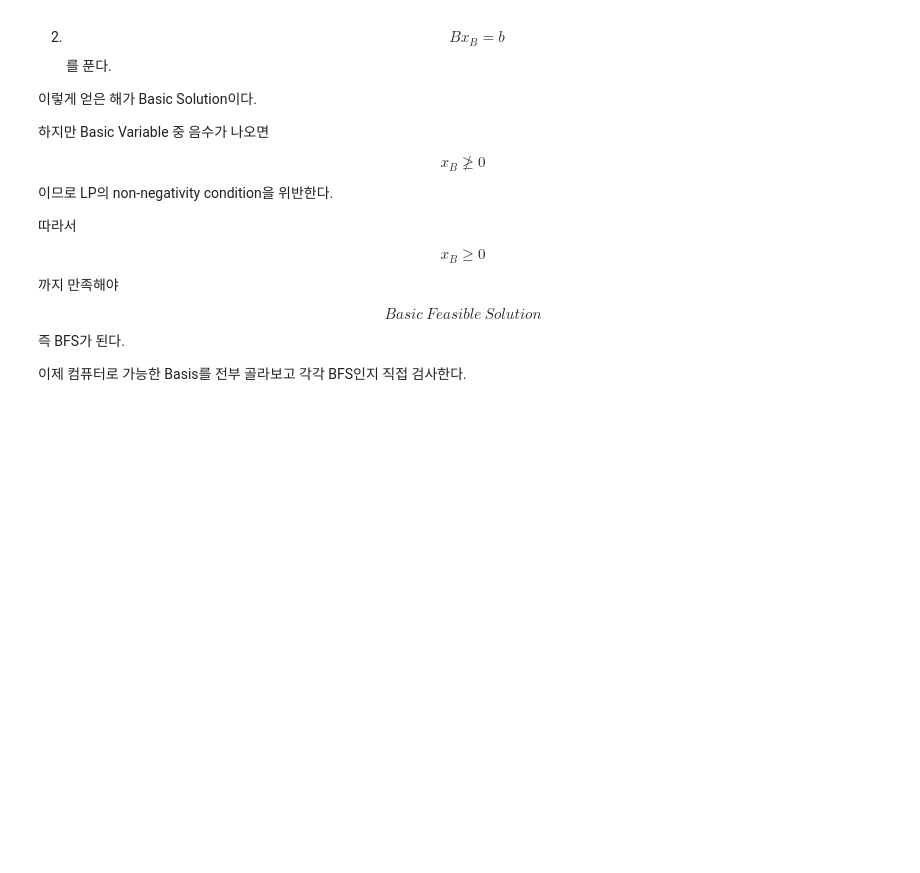
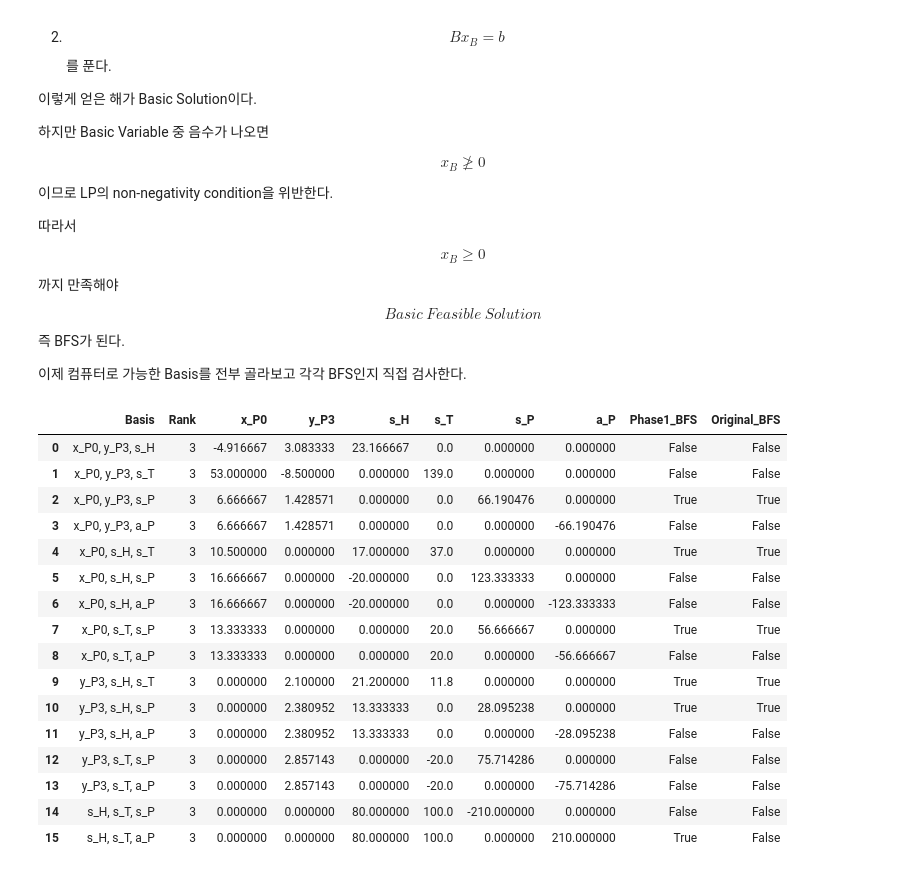
Before and after one commit to Siegfriex/DC2_ProblemSolver, a Jupyter notebook: STEP2_류지환의생산공장.ipynb, the cells around one changed output. Saved outputs shown, nothing was run; the diff lists cells and outputs as text; code cells hidden in the pictures; blank space fills up the shorter version.

```diff
--- a/STEP2_류지환의생산공장.ipynb
+++ b/STEP2_류지환의생산공장.ipynb
@@ -1127,15 +1127,93 @@ $$
 # %%
 # 가능한 모든 Basis를 전수조사
 # 모든 3column basis 후보를 직접 검사한다.
 
 m = A.shape[0] # m=equation수 , =3 // 따라서 basis에는 3개의 column이 필요함.
 n = A.shape[1] # n= 전체 variable/column수, = 6.
 
 TOL = 1e-9 # 컴퓨터의 부동소수점을 처리하기 위한 tolerance.
 
 basis_results = [] # 각 basis의 계산 결과를 저장하기 위함.
 
 for basis_cols in combinations(
     range(n),
     m,
-): # 6개 컬럼중
+): # 6개 컬럼중 3개를 선택하는 모든 조합을 하나씩 검사한다.
+
+    B = A[:, basis_cols] #현재 선택한 3개의 column만 뽑는다.
+
+    rank_B = np.linalg.matrix_rank(B) #이때의 세개의 column이 정말 선혀 독립인지 확인한다.
+
+    if rank_B < m: #이때 rank가 3보다 작으면 basis가 될 수 없다.
+        continue
+
+    x_B = np.linalg.solve(
+        B,
+        b
+    ) # B x_B = b를 푼다.
+
+    z = np.zeros(n) # Nonbasic Variable은 모두 0.
+
+    z[list(basis_cols)] = x_B #BasisVariable 위치에 계산값을 넣는다.
+
+    z[np.abs(z) < TOL] = 0 #이때 매우 작은 floating_point 값을 0으로 정리한다.
+
+    phase1_feasible = np.all(
+        z >= -TOL
+
+    ) #모든 변수가 0 이상일시, 확장된 Phase1 문제에서는 BFS이다.
+
+    artificial_index = variable_names.index("a_P")
+
+    original_feasible = (
+        phase1_feasible
+        and abs(z[artificial_index]) <= TOL
+    ) #artificial variables까지 0이면 원래 문제에서도 feasible한 BFS이다.
+
+    basis_results.append(
+        {
+            "Basis": ", ".join(
+                variable_names[i]
+                for i in basis_cols
+            ),
+
+            "Rank": rank_B,
+            "x_P0": z[0],
+            "y_P3": z[1],
+
+            "s_H": z[2],
+            "s_T": z[3],
+            "s_P": z[4],
+            "a_P": z[5],
+
+            "Phase1_BFS": phase1_feasible,
+            "Original_BFS": original_feasible,
+
+        }
+    )
+
+basis_df = pd.DataFrame(
+    basis_results
+)
+
+display(basis_df)
+
+print(md("OR-Tools가 Basis를 내부적으로 고르는 걸 그냥 믿는 게 아니라 우리가 직접:", "boxed{\text{column 선택}\rightarrowrank 검사\rightarrowBx_B=b\rightarrowx_B\ge0 검사}"))
+# %% [output]
+|  | Basis | Rank | x_P0 | y_P3 | s_H | s_T | s_P | a_P | Phase1_BFS | Original_BFS |
+| 0 | x_P0, y_P3, s_H | 3 | -4.916667 | 3.083333 | 23.166667 | 0.0 | 0.000000 | 0.000000 | False | False |
+| 1 | x_P0, y_P3, s_T | 3 | 53.000000 | -8.500000 | 0.000000 | 139.0 | 0.000000 | 0.000000 | False | False |
+| 2 | x_P0, y_P3, s_P | 3 | 6.666667 | 1.428571 | 0.000000 | 0.0 | 66.190476 | 0.000000 | True | True |
+| 3 | x_P0, y_P3, a_P | 3 | 6.666667 | 1.428571 | 0.000000 | 0.0 | 0.000000 | -66.190476 | False | False |
+| 4 | x_P0, s_H, s_T | 3 | 10.500000 | 0.000000 | 17.000000 | 37.0 | 0.000000 | 0.000000 | True | True |
+| 5 | x_P0, s_H, s_P | 3 | 16.666667 | 0.000000 | -20.000000 | 0.0 | 123.333333 | 0.000000 | False | False |
+| 6 | x_P0, s_H, a_P | 3 | 16.666667 | 0.000000 | -20.000000 | 0.0 | 0.000000 | -123.333333 | False | False |
+| 7 | x_P0, s_T, s_P | 3 | 13.333333 | 0.000000 | 0.000000 | 20.0 | 56.666667 | 0.000000 | True | True |
+| 8 | x_P0, s_T, a_P | 3 | 13.333333 | 0.000000 | 0.000000 | 20.0 | 0.000000 | -56.666667 | False | False |
+| 9 | y_P3, s_H, s_T | 3 | 0.000000 | 2.100000 | 21.200000 | 11.8 | 0.000000 | 0.000000 | True | True |
+| 10 | y_P3, s_H, s_P | 3 | 0.000000 | 2.380952 | 13.333333 | 0.0 | 28.095238 | 0.000000 | True | True |
+| 11 | y_P3, s_H, a_P | 3 | 0.000000 | 2.380952 | 13.333333 | 0.0 | 0.000000 | -28.095238 | False | False |
+| 12 | y_P3, s_T, s_P | 3 | 0.000000 | 2.857143 | 0.000000 | -20.0 | 75.714286 | 0.000000 | False | False |
+| 13 | y_P3, s_T, a_P | 3 | 0.000000 | 2.857143 | 0.000000 | -20.0 | 0.000000 | -75.714286 | False | False |
+| 14 | s_H, s_T, s_P | 3 | 0.000000 | 0.000000 | 80.000000 | 100.0 | -210.000000 | 0.000000 | False | False |
+| 15 | s_H, s_T, a_P | 3 | 0.000000 | 0.000000 | 80.000000 | 100.0 | 0.000000 | 210.000000 | True | False |
```
Also changed, not shown: parts of 7 cells of this notebook, 1 other file.
